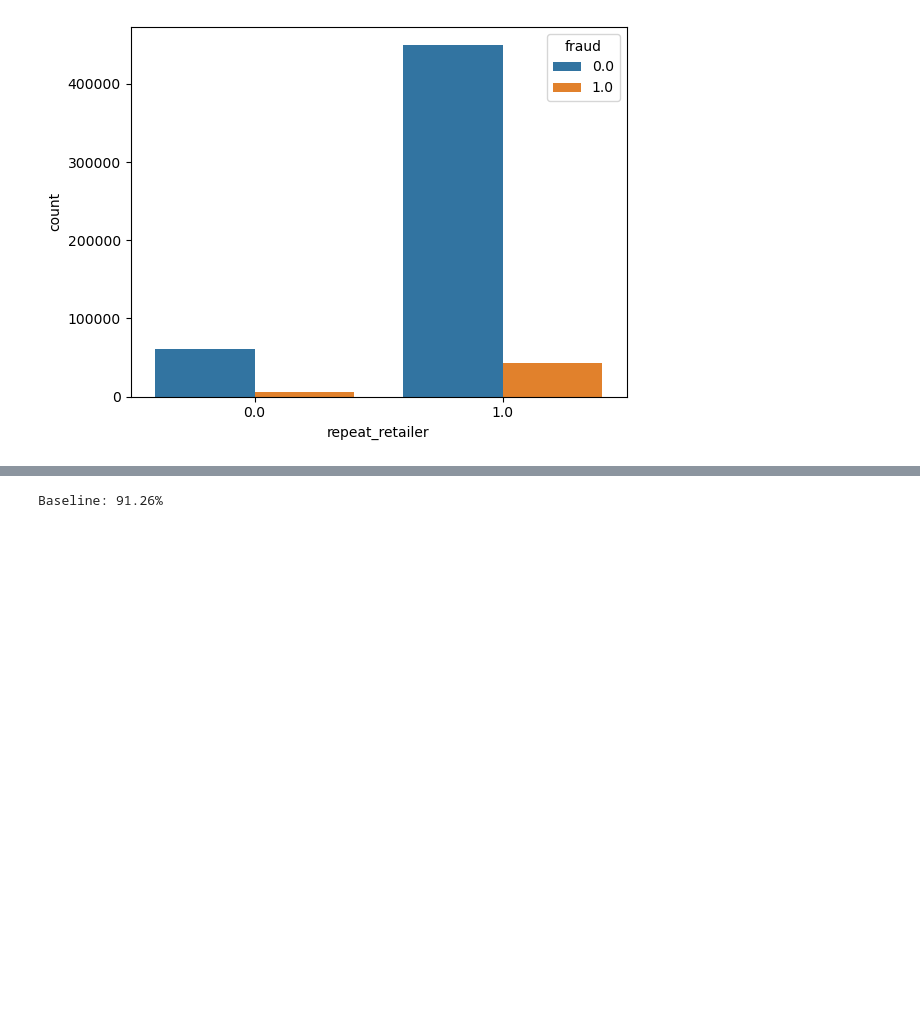
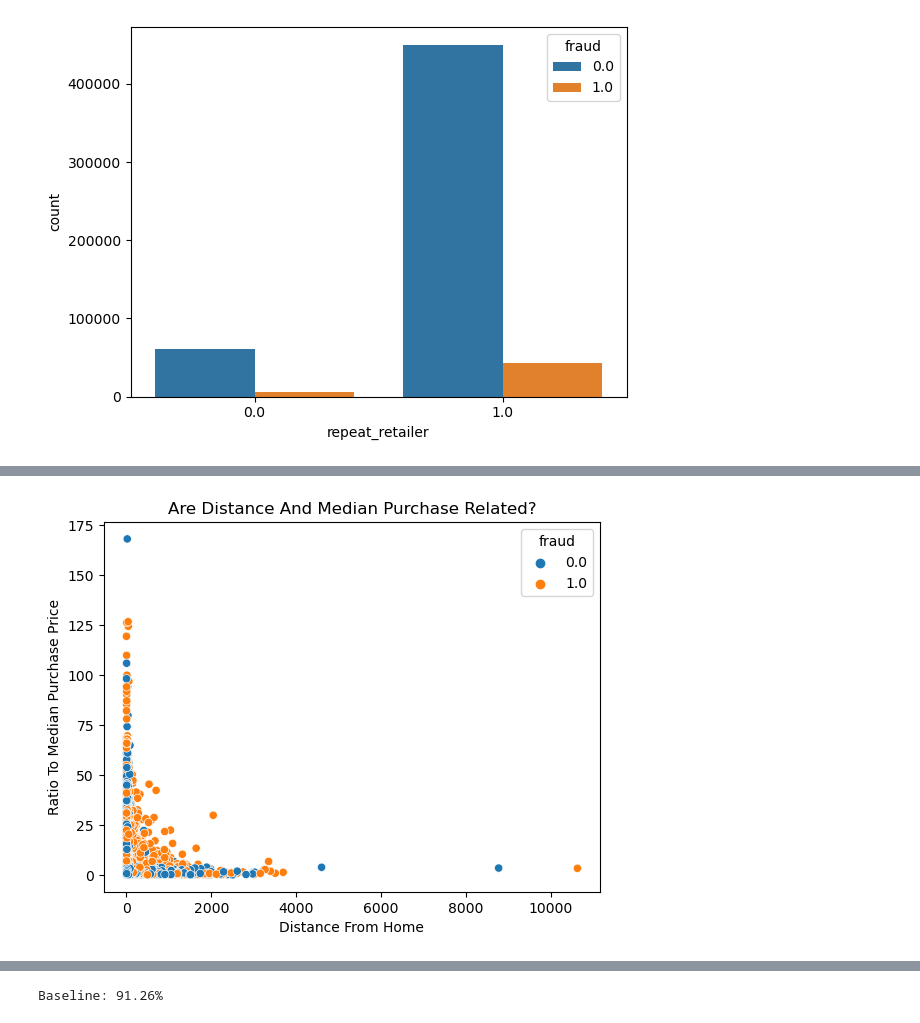
Before and after one commit to jorgellopez38/Credit-Card-Fraud, a Jupyter notebook: scratch_1.ipynb, the cells around one changed output, grey strips where cells are left out. Saved outputs shown, nothing was run; the diff lists cells and outputs as text; code cells hidden in the pictures; blank space fills up the shorter version.

```diff
--- a/scratch_1.ipynb
+++ b/scratch_1.ipynb
@@ -265,8 +260,9 @@ KeyboardInterrupt:
 # %%
-sns.scatterplot(data=train, x='distance_from_home', y='ratio_to_median_purchase_price',
-            hue='fraud')
-plt.legend(labels=["No","Yes"])
+sns.scatterplot(data=train, x=train.distance_from_home,
+                y=train.ratio_to_median_purchase_price, hue='fraud')
 plt.xlabel('Distance From Home')
 plt.ylabel('Ratio To Median Purchase Price')
 plt.title('Are Distance And Median Purchase Related?')
 plt.show()
+# %% [output]
+[figure, added]
```
Also changed, not shown: parts of 29 cells of this notebook.
